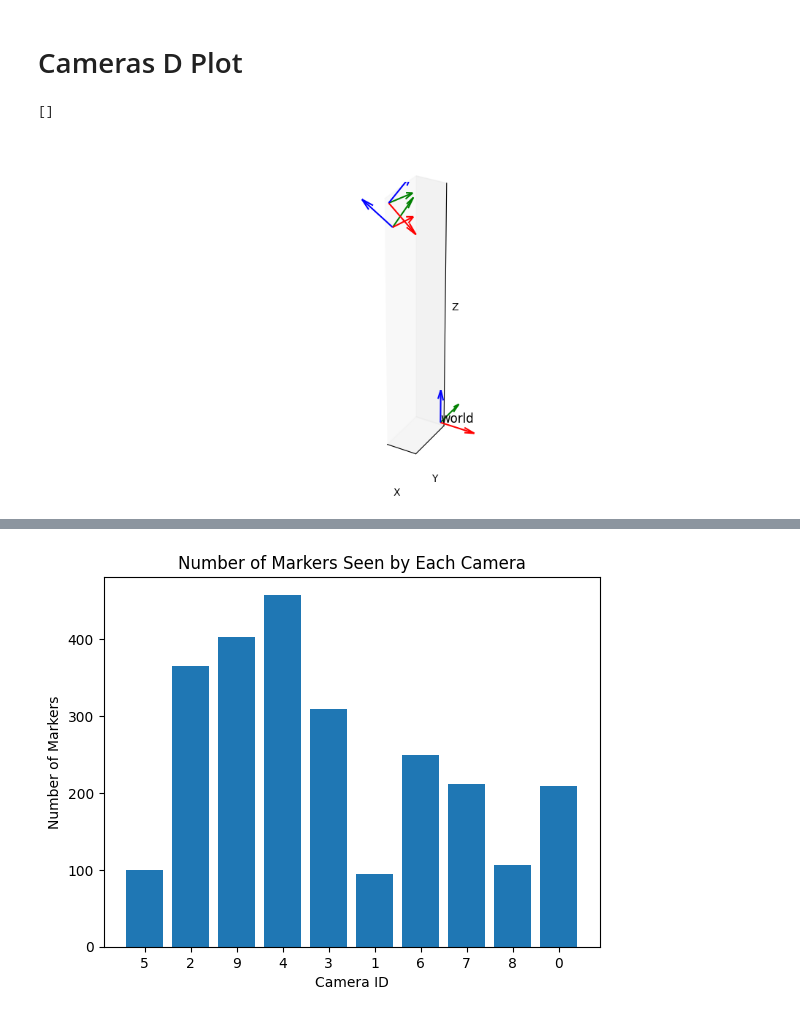
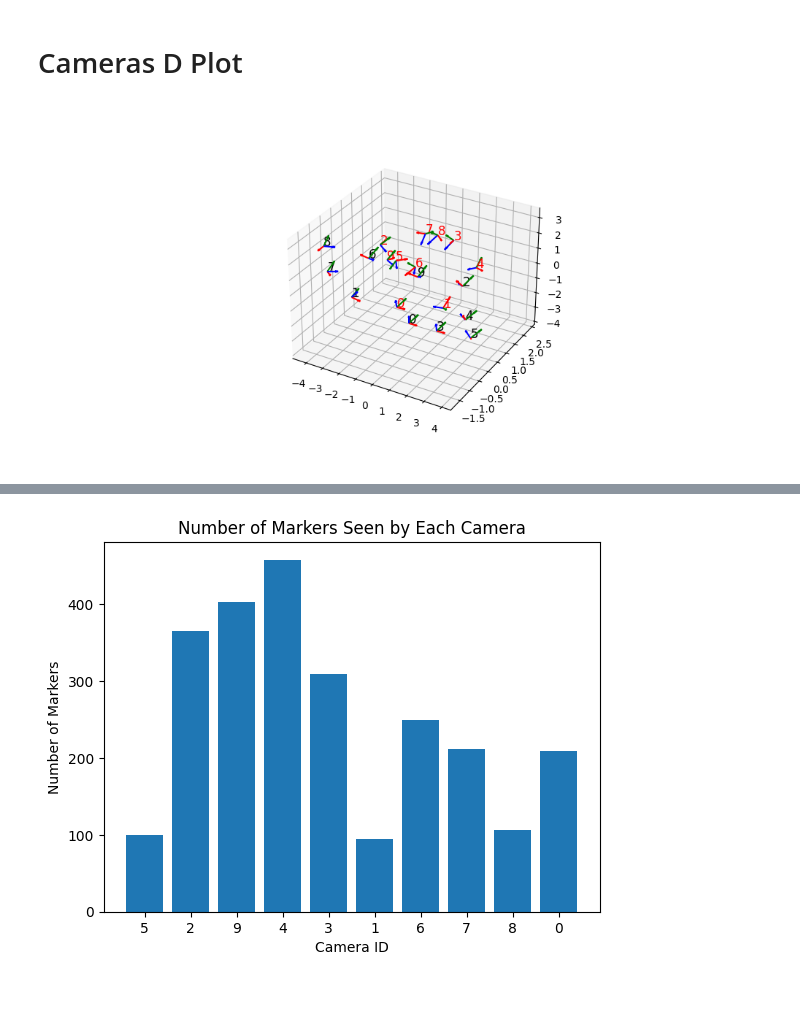
Before and after one commit to goncalofrazao/vicandocker, a Jupyter notebook: main_cangalho.ipynb, the cells around one changed output, grey strips where cells are left out. Drawn from its saved outputs; the diff is of its cells as text; code cells hidden in the pictures.

```diff
--- a/main_cangalho.ipynb
+++ b/main_cangalho.ipynb
@@ -188,7 +198,7 @@ plt.show()
 obj_pose_est = object_bipartite_se3sync(aux,
                                         noise_model_r=lambda edge : 0.01 * Polygon(zip(edge['corners'][:,0], edge['corners'][:,1])).area**1,
                                         noise_model_t=lambda edge : 0.01 * Polygon(zip(edge['corners'][:,0], edge['corners'][:,1])).area**1,
-                                        edge_filter=lambda edge : edge['reprojected_err'] < 1.5,
+                                        edge_filter=lambda edge : edge['reprojected_err'] < 1.0,
                                         maxiter=4,
                                         lsqr_solver="conjugate_gradient",
                                         dtype=np.float64)
@@ -291,10 +301,21 @@ pose_est = bipartite_se3sync(cam_marker_edges,
                             constraints=obj_pose_est,
                             noise_model_r=lambda edge : 0.01 * Polygon(zip(edge['corners'][:,0], edge['corners'][:,1])).area**1.0,
                             noise_model_t=lambda edge : 0.01 * Polygon(zip(edge['corners'][:,0], edge['corners'][:,1])).area**1.0,
-                            #edge_filter=lambda edge : edge['reprojected_err'] < 1.0,
+                            edge_filter=lambda edge : edge['reprojected_err'] < 20.0,
                             #edge_filter=lambda edge : edge['distance'] < 5.0,
-                            edge_filter=lambda edge : np.abs (edge["other_error"] - edge["reprojected_err"] ) > 0.35,
+                            #edge_filter=lambda edge : np.abs (edge["other_error"] - edge["reprojected_err"] ) > 0.35,
                             maxiter=4,
                             lsqr_solver="conjugate_gradient",
                             dtype=np.float32)
+
+pose_est_filtered = bipartite_se3sync(cam_marker_edges,
+                            constraints=obj_pose_est,
+                            noise_model_r=lambda edge : 0.01 * Polygon(zip(edge['corners'][:,0], edge['corners'][:,1])).area**1.0,
+                            noise_model_t=lambda edge : 0.01 * Polygon(zip(edge['corners'][:,0], edge['corners'][:,1])).area**1.0,
+                            #edge_filter=lambda edge : edge['reprojected_err'] < 0.25,
+                            #edge_filter=lambda edge : edge['distance'] < 3.0,
+                            edge_filter=lambda edge : np.abs (edge["other_error"] - edge["reprojected_err"] ) > 0.25,
+                            maxiter=4,
+                            lsqr_solver="conjugate_gradient",
+                            dtype=np.float32)
 # %% [output]
@@ -322,41 +351,22 @@ def plot_frame(ax, H, label, scale=0.05):
-# %%
-%matplotlib widget
-
-fig = plt.figure(figsize=(10,5))
-ax = fig.add_subplot(projection='3d')
-
-
-
-
-sol1 = np.vstack(([ 0.81612479 , 0.07583202 , 0.57287855, -0.36728851],
-                [-0.13537795 , 0.98885446 , 0.0619651 , -0.64253869],
-                [-0.56179457 ,-0.12812638 , 0.81729462 , 3.34425834],
-                [ 0.     ,     0.     ,     0.   ,       1.        ]), dtype=np.float32)
-
-sol2 = np.vstack([[ 0.74647196,  0.04290564, -0.66403216, -0.34588774],
-                [-0.30633943 , 0.90803731, -0.28569984 ,-0.5926775 ],
-                [ 0.59070785,  0.41668615,  0.69096808  ,3.01058371],
-                [ 0.       ,   0.    ,      0.   ,       1.  ,      ]], dtype=np.float32)
-
-
-origin = np.eye(4)
-scale = 0.5
-plot_frame(ax, origin, "world", scale)
-plot_frame(ax, sol1, "", scale)
-plot_frame(ax, sol2, "", scale)
-
-#draw a plane in XY Plane
-
-ax.set_aspect('equal')
-ax.set_xlabel('X')
-ax.set_ylabel('Y')
-ax.set_zlabel('Z')
-
-
-# remove labels xticks
-ax.set_xticks([])
-ax.set_yticks([])
-ax.set_zticks([])
-# %% [output]
-[]
-[figure, removed]
+# %%
+%matplotlib widget
+
+fig = plt.figure(figsize=(10,5))
+ax = fig.add_subplot(projection='3d')
+
+for tuple_id, pose in pose_est.items():
+
+    if "_" in tuple_id:
+        continue
+
+    plot_frame(ax, pose.pose(), tuple_id, scale=0.5)
+
+
+for tuple_id, pose in pose_est_filtered.items():
+
+    if "_" in tuple_id:
+        continue
+
+    plot_frame(ax, pose.pose(), tuple_id, scale=0.5, color="r")
+# %% [output]
+[figure, added]
```
Also changed, not shown: parts of 16 cells of this notebook, 1 other file.
